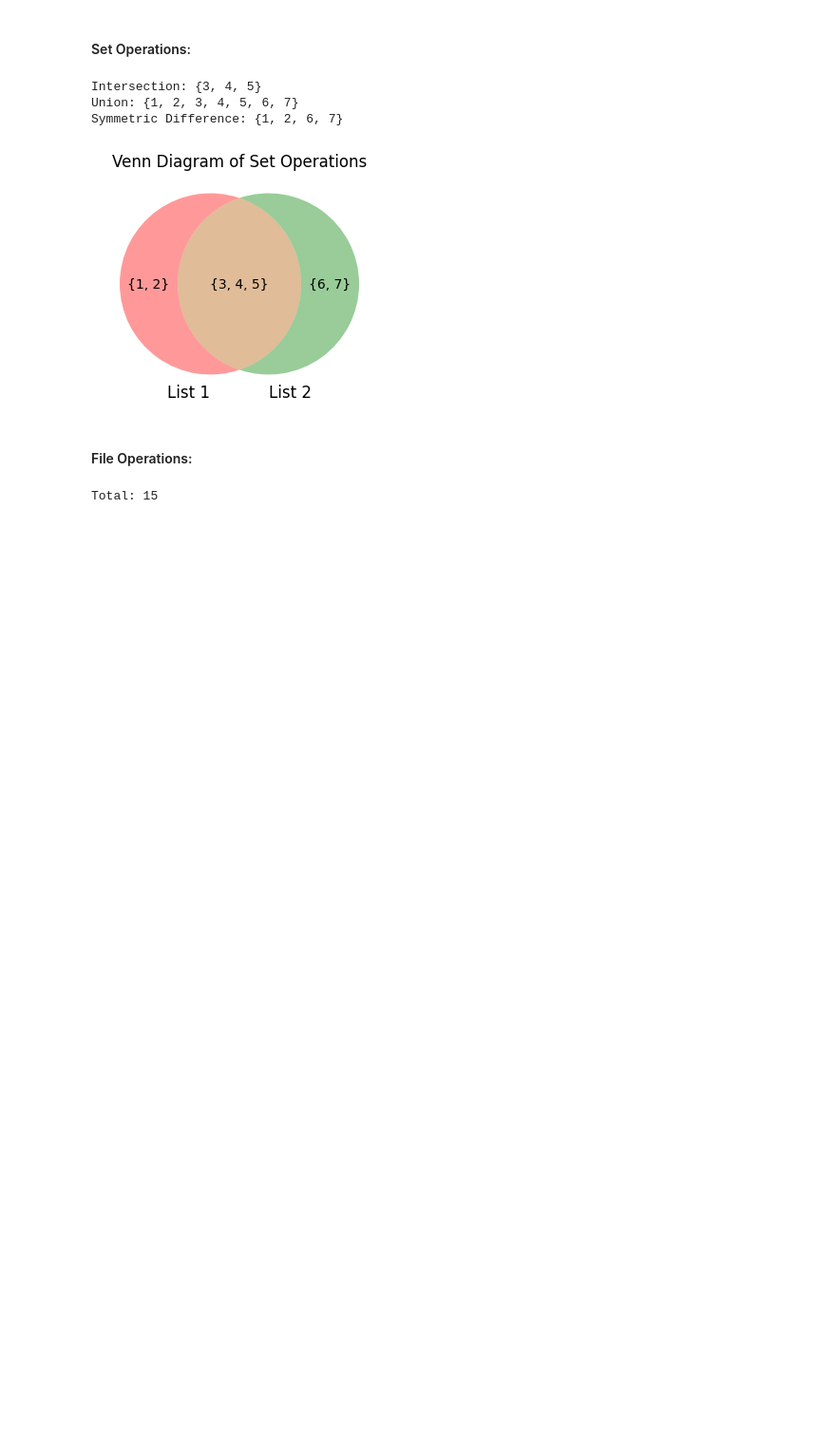
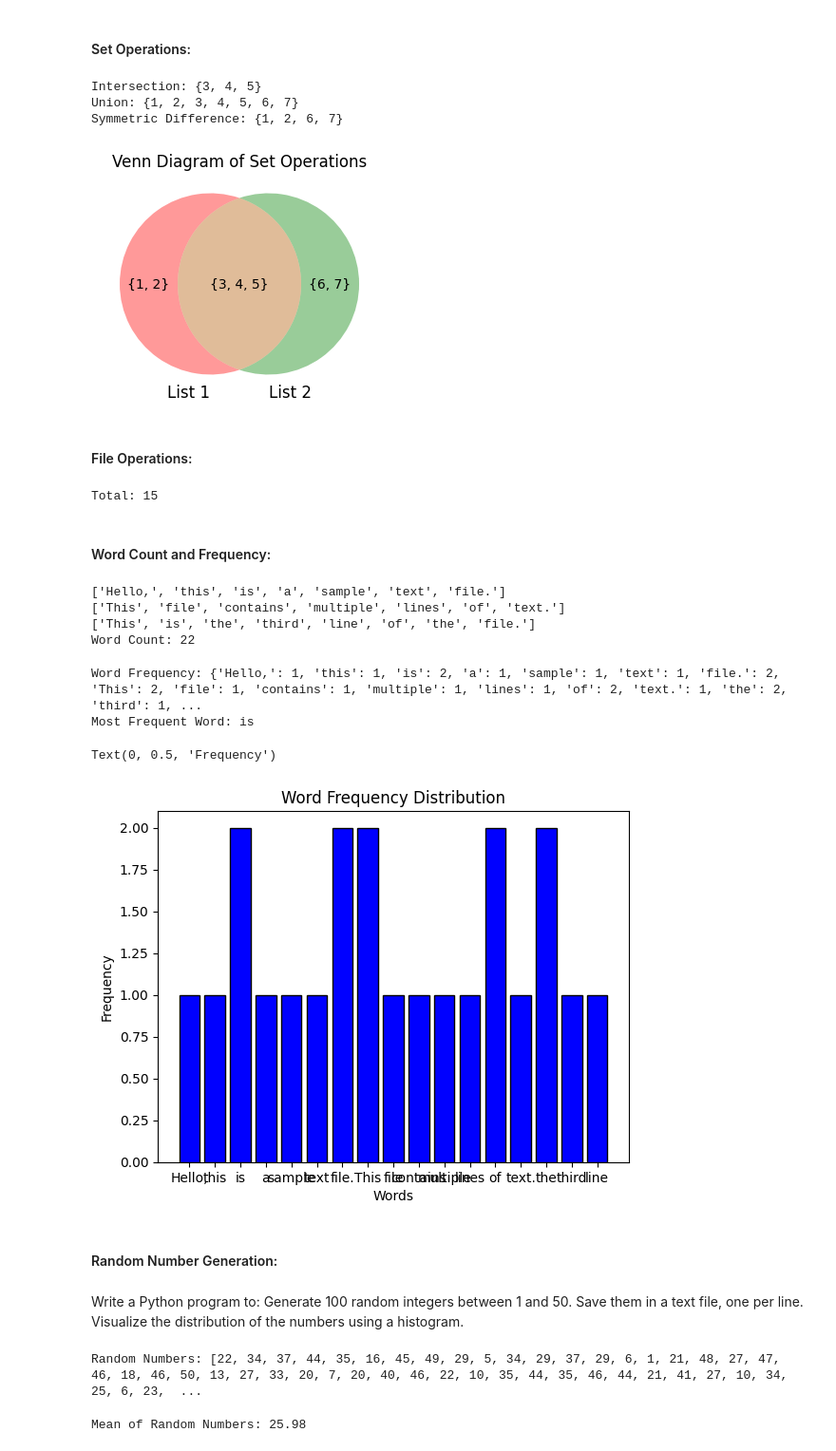
Before and after one commit to rishabh-mondal/Project-Euler-in-Python, a Jupyter notebook: python_basics.ipynb, the cells around one changed output. Shown: that part at 95% size. Cells and saved outputs as stored; diff of their text form; code cells hidden in the pictures; blank space fills up the shorter version.

Commit message:
chore: Add sample text and data files for demonstration purposes

```diff
--- a/python_basics.ipynb
+++ b/python_basics.ipynb
@@ -539,3 +539,62 @@ with open('numbers.txt','r') as file:
 print("Total:",total)
 # %% [output]
 Total: 15
+# %% [markdown]
+#### Word Count and Frequency:
+# %%
+content="Hello, this is a sample text file.\nThis file contains multiple lines of text.\nThis is the third line of the file."
+with open('sample.txt','w') as file:
+    file.write(content)
+# %%
+## Read a file and count the number of words in it.
+word_count=0
+with open('sample.txt','r') as file:
+    for line in file:
+        print(line.split())
+        word_count+=len(line.split())
+print("Word Count:",word_count)
+# %% [output]
+['Hello,', 'this', 'is', 'a', 'sample', 'text', 'file.']
+['This', 'file', 'contains', 'multiple', 'lines', 'of', 'text.']
+['This', 'is', 'the', 'third', 'line', 'of', 'the', 'file.']
+Word Count: 22
+# %%
+## Find the most frequent word.
+word_freq={}
+with open('sample.txt','r') as file:
+    for line in file:
+        for word in line.split():
+            word_freq[word]=word_freq.get(word,0)+1
+print("Word Frequency:",word_freq)
+most_frequent_word=max(word_freq,key=word_freq.get)
+
+print("Most Frequent Word:",most_frequent_word)
+# %% [output]
+Word Frequency: {'Hello,': 1, 'this': 1, 'is': 2, 'a': 1, 'sample': 1, 'text': 1, 'file.': 2, 'This': 2, 'file': 1, 'contains': 1, 'multiple': 1, 'lines': 1, 'of': 2, 'text.': 1, 'the': 2, 'third': 1, ...
+Most Frequent Word: is
+# %%
+## Visualize the word frequencies using a bar chart.
+words = list(word_freq.keys())
+frequencies = list(word_freq.values())
+plt.bar(words, frequencies, color='blue', edgecolor='black')
+plt.title('Word Frequency Distribution')
+plt.xlabel('Words')
+plt.ylabel('Frequency')
+# %% [output]
+Text(0, 0.5, 'Frequency')
+[figure, added]
+# %% [markdown]
+#### Random Number Generation:
+# %% [markdown]
+
+Write a Python program to:
+Generate 100 random integers between 1 and 50.
+Save them in a text file, one per line.
+Visualize the distribution of the numbers using a histogram.
+# %%
+## Generate 100 random integers between 1 and 50.
+import random
+random_numbers = [random.randint(1, 50) for _ in range(100)]
+print("Random Numbers:", random_numbers)
+# %% [output]
+Random Numbers: [22, 34, 37, 44, 35, 16, 45, 49, 29, 5, 34, 29, 37, 29, 6, 1, 21, 48, 27, 47, 46, 18, 46, 50, 13, 27, 33, 20, 7, 20, 40, 46, 22, 10, 35, 44, 35, 46, 44, 21, 41, 27, 10, 34, 25, 6, 23,  ...
@@ -541,0 +606,12 @@ Total: 15
+# %%
+## Read the file and compute the mean of the numbers.
+total = 0
+count = 0
+with open('random_numbers.txt', 'r') as file:
+    for line in file:
+        total += int(line.strip())
+        count += 1
+mean = total / count
+print("Mean of Random Numbers:", mean)
+# %% [output]
+Mean of Random Numbers: 25.98
```
Also changed, not shown: parts of 16 cells of this notebook, 3 other files.
